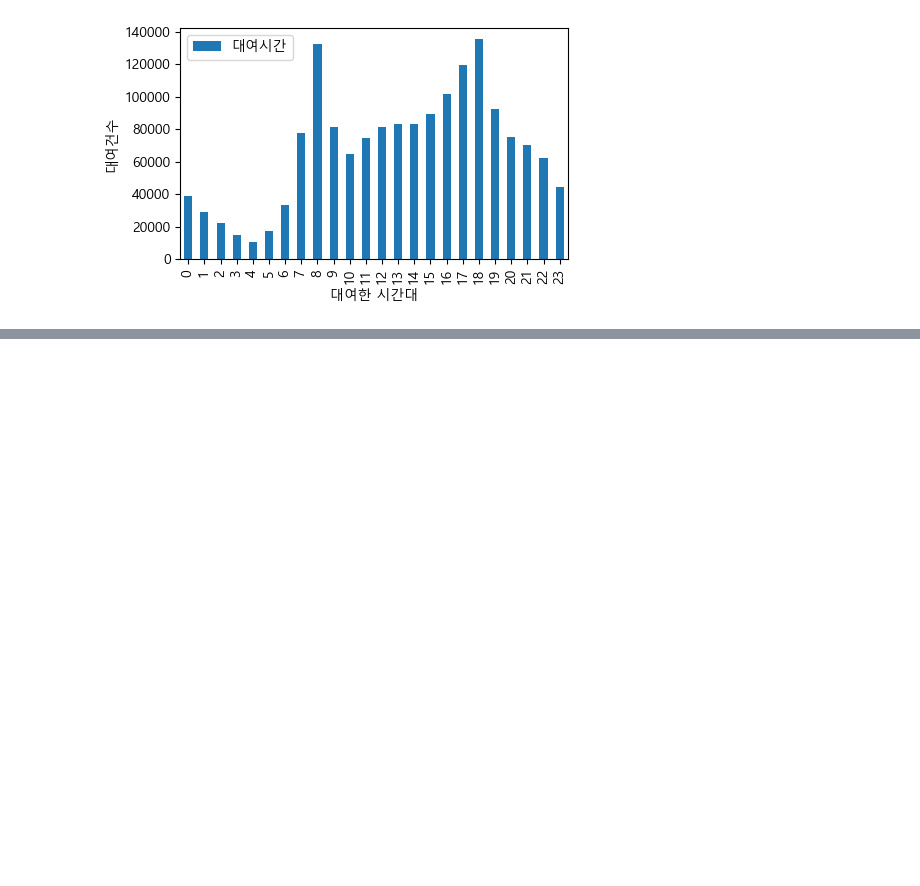
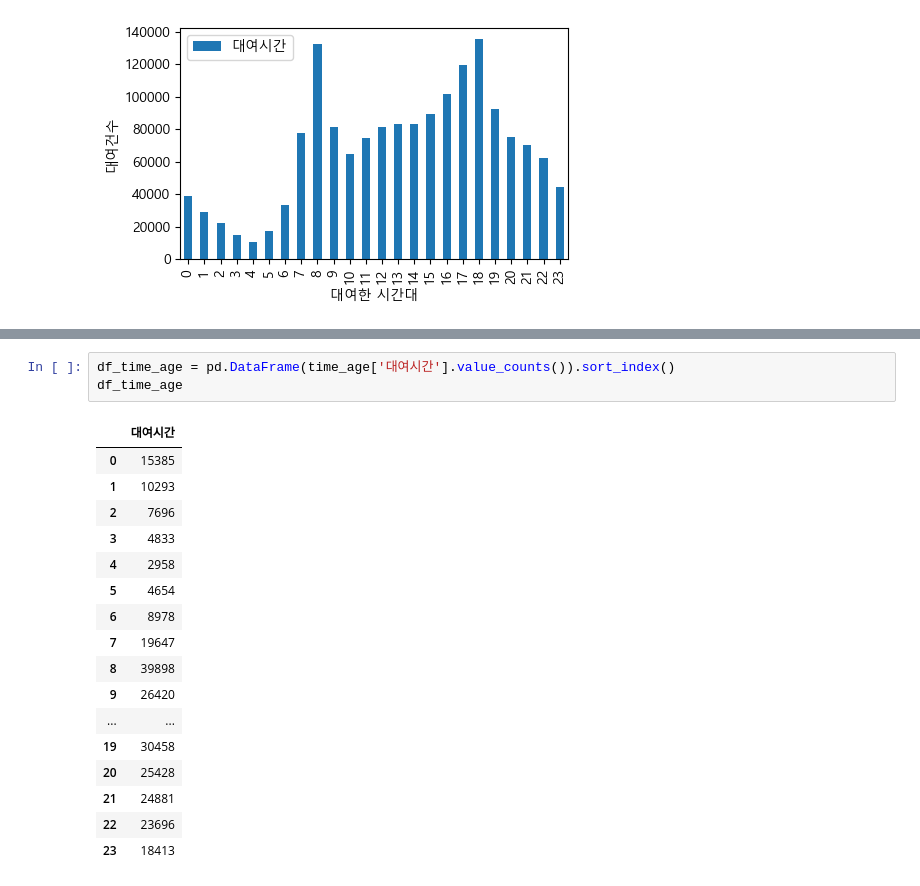
Before and after one commit to Aimerlee123/Python-teamproject, a Jupyter notebook: 세미프로젝트_공공자전거 시간별 분석.ipynb, the cells around one changed output, grey strips where cells are left out. Saved outputs shown, nothing was run; the diff lists cells and outputs as text; blank space fills up the shorter version.

```diff
--- a/세미프로젝트_공공자전거 시간별 분석.ipynb
+++ b/세미프로젝트_공공자전거 시간별 분석.ipynb
@@ -155,0 +172,21 @@ time2.plot.bar(xlabel = '대여한 시간대', ylabel = '대여건수', figsize
+# %%
+df_time_age = pd.DataFrame(time_age['대여시간'].value_counts()).sort_index()
+df_time_age
+# %% [output]
+|  | 대여시간 |
+| 0 | 15385 |
+| 1 | 10293 |
+| 2 | 7696 |
+| 3 | 4833 |
+| 4 | 2958 |
+| 5 | 4654 |
+| 6 | 8978 |
+| 7 | 19647 |
+| 8 | 39898 |
+| 9 | 26420 |
+| ... | ... |
+| 19 | 30458 |
+| 20 | 25428 |
+| 21 | 24881 |
+| 22 | 23696 |
+| 23 | 18413 |
```
Also changed, not shown: parts of 8 cells of this notebook.
